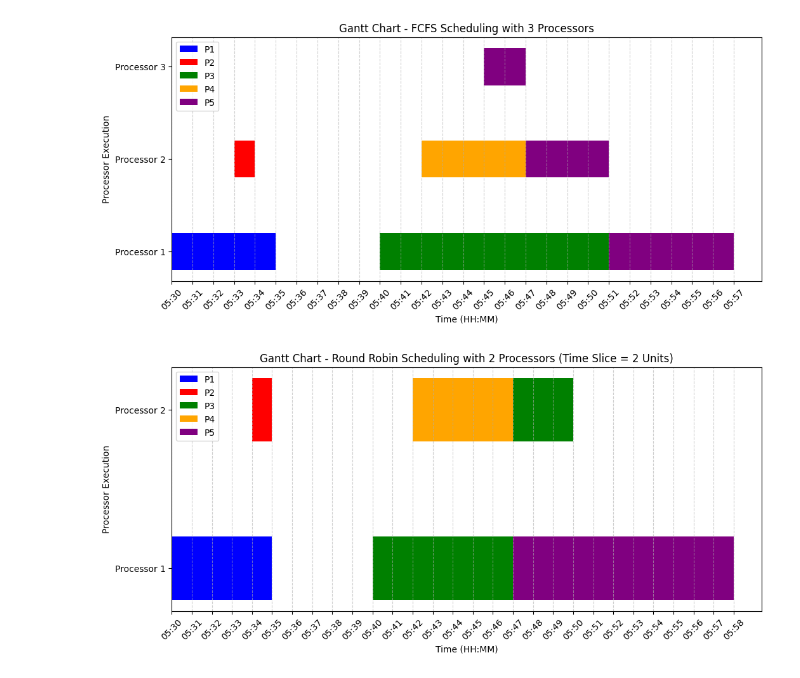
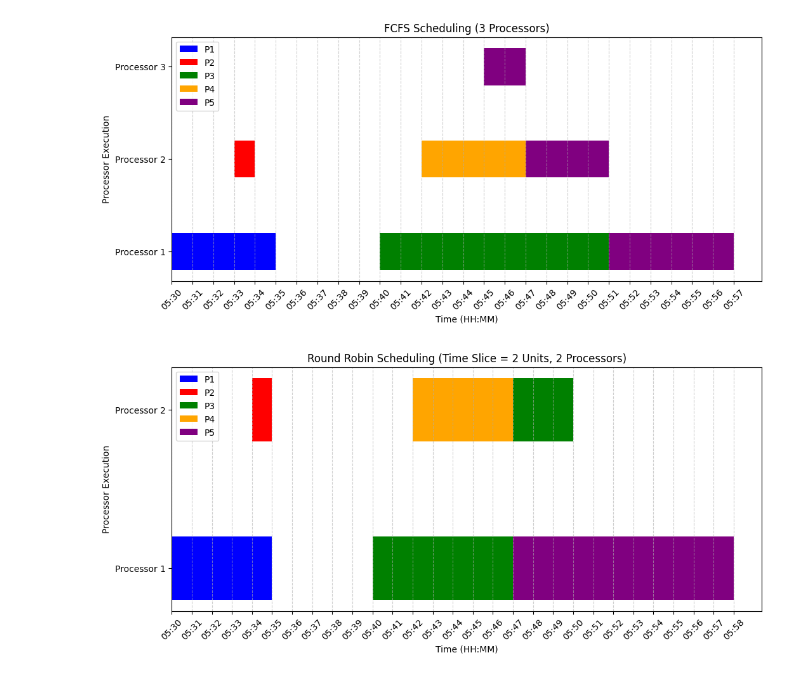
Before and after one commit to JatinSinghBisht01/OperatingSystem, a Jupyter notebook: Assg4.ipynb, the cells around one changed output. Drawn from its saved outputs; the diff is of its cells as text; code cells hidden in the pictures.

```diff
--- a/Assg4.ipynb
+++ b/Assg4.ipynb
@@ -274,35 +274,35 @@ while len(completed_processes) < len(processes):
         remaining_time[process_id] -= execution_time
         processor_assignment[process_id] = running_processes.index(process_id)  # Assign processor index
 
         # If process completes, remove it
         if remaining_time[process_id] == 0:
             completed_processes.append(process_id)
             processor_queue.remove(process_id)
 
     current_time += 1  # Move time forward
 
 # Generate time labels
 time_labels = [minutes_to_time(t) for t in range(gantt_fcfs_multi[0][1], gantt_fcfs_multi[-1][2] + 1, 1)]
 
 # Plot Gantt Chart for FCFS with 3 Processors
 plt.figure(figsize=(12, 5))
 for i, (process_id, start, end, processor) in enumerate(gantt_fcfs_multi):
     plt.barh(y=processor, width=end-start, left=start, height=0.4,
              color=colors[process_id], label=process_id if process_id not in [p[0] for p in gantt_fcfs_multi[:i]] else "")
 
 # Formatting the plot
 plt.xticks(range(gantt_fcfs_multi[0][1], gantt_fcfs_multi[-1][2] + 1, 1), time_labels, rotation=45)
 plt.yticks(range(num_processors), [f"Processor {i+1}" for i in range(num_processors)])
 plt.xlabel("Time (HH:MM)")
 plt.ylabel("Processor Execution")
-plt.title("Gantt Chart - FCFS Scheduling with 3 Processors")
+plt.title("FCFS Scheduling (3 Processors)")
 plt.legend(loc="upper left")
 plt.grid(axis='x', linestyle="--", alpha=0.6)
 
 # Show plot
 plt.show()
 # %% [output]
-[figure, old version]
+[figure, new version]
 # %%
 # Round Robin time-slice = 2 units with 2 processors
 
@@ -372,11 +372,11 @@ plt.xticks(range(gantt_rr_multi[0][1], gantt_rr_multi[-1][2] + 1, 1), time_label
 plt.yticks(range(num_processors), [f"Processor {i+1}" for i in range(num_processors)])
 plt.xlabel("Time (HH:MM)")
 plt.ylabel("Processor Execution")
-plt.title("Gantt Chart - Round Robin Scheduling with 2 Processors (Time Slice = 2 Units)")
+plt.title("Round Robin Scheduling (Time Slice = 2 Units, 2 Processors)")
 plt.legend(loc="upper left")
 plt.grid(axis='x', linestyle="--", alpha=0.6)
 
 # Show plot
 plt.show()
 # %% [output]
-[figure, old version]
+[figure, new version]
```
Also changed, not shown: parts of 4 cells of this notebook.
